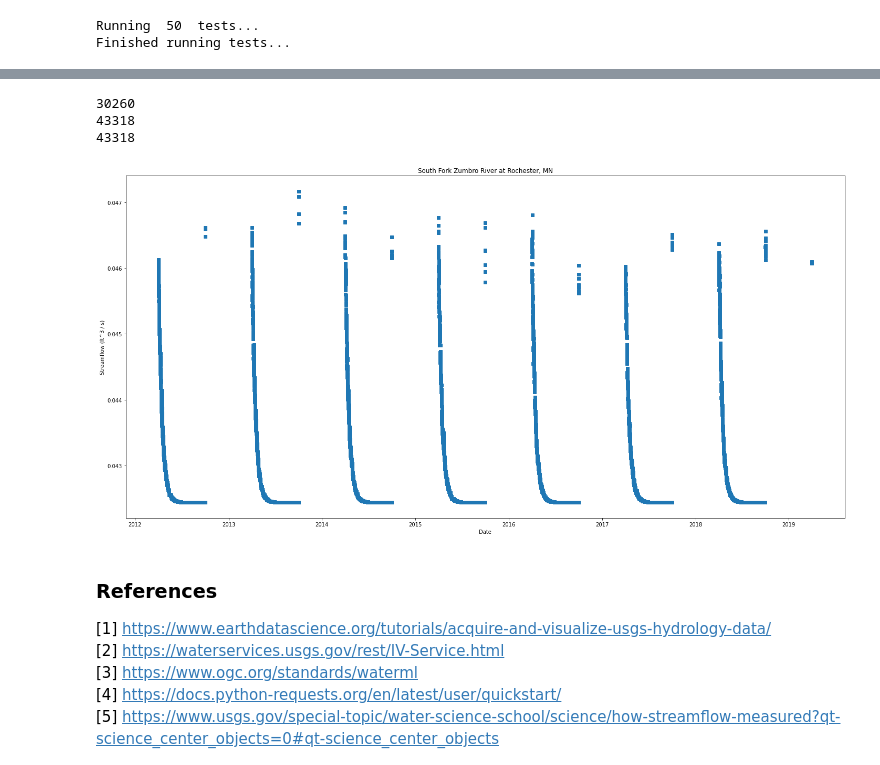
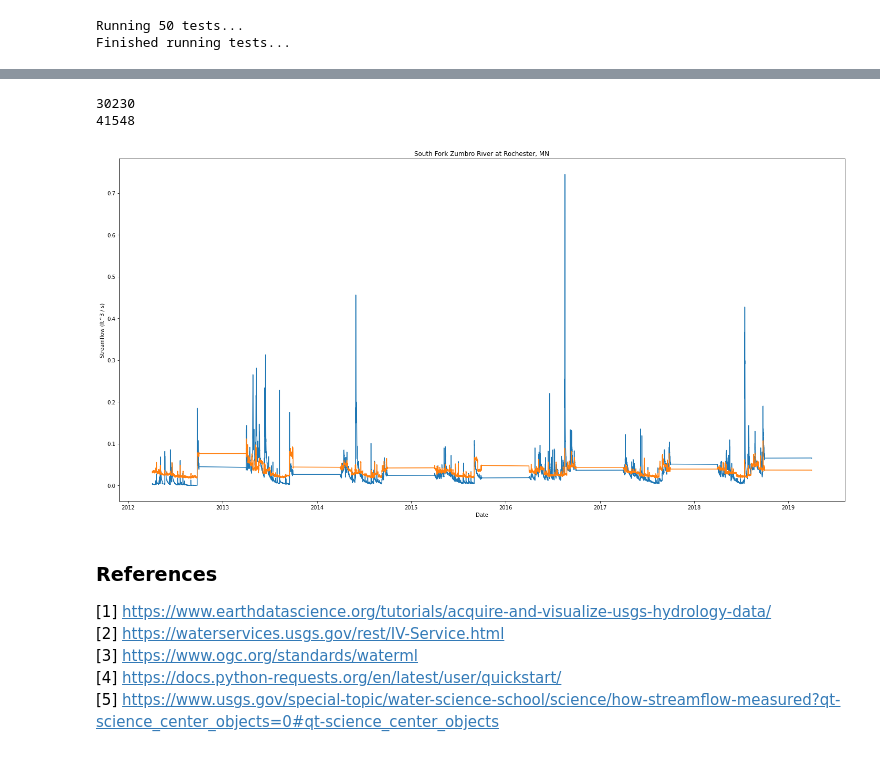
Before and after one commit to Carson-DeSotel/zumbro-flow-prediction, a Jupyter notebook: landuse-flow.ipynb, the cells around one changed output, grey strips where cells are left out. Drawn from its saved outputs; the diff is of its cells as text; code cells hidden in the pictures.

Commit message:
added in extra data for the ML model to use

```diff
--- a/landuse-flow.ipynb
+++ b/landuse-flow.ipynb
@@ -171,3 +187,6 @@ plt.show()
 # %%
 # add day of year to final data frame
 final_data['DayOfYear'] = final_data['Dates'].dt.dayofyear
+
+# normalize
+final_data['DayOfYear'] = final_data['DayOfYear']/366
@@ -175,8 +216,8 @@ final_data['DayOfYear'] = final_data['Dates'].dt.dayofyear
 ### Machine Learning
 # %%
 '''
-    Define a function to reshapre the data to fit with Keras' LSTM module
-    Source: https://machinelearningmastery.com/time-series-prediction-lstm-recurrent-neural-networks-python-keras/
+    Define a function to reshape the data to fit with Keras' LSTM module
+    Source: https://machinelearningmastery.com/multivariate-time-series-forecasting-lstms-keras/
 '''
 def series_to_supervised(df, n_in=1, n_out=1,dropnan=True):
     '''
@@ -212,7 +253,7 @@ def series_to_supervised(df, n_in=1, n_out=1,dropnan=True):
 
     ### delete discontinuous rows of data - THIS WILL NOT WORK WHEN n_hours > 1
     agg['DayDiff'] = agg['DayOfYear (t-1)'].diff()
-    agg = agg[abs(agg['DayDiff']) <= 1]        # only keep continuous dates
+    agg = agg[abs(agg['DayDiff']) <= 1/366]        # only keep continuous dates
     agg.drop(columns=['DayDiff'],inplace=True) # remove DayDiff
 
     ### drop any NaN values
@@ -236,8 +277,10 @@ n_features = 5
 reframed = series_to_supervised(input_set,1,1)
 
 ### remove unwanted columns
-reframed.drop(reframed.columns[[4,6,7,8,9,11]], axis=1, inplace=True) # n_hours = 1
+#reframed.drop(reframed.columns[[4,6,7,8,9,11]], axis=1, inplace=True) # n_hours = 1
 #reframed.drop(reframed.columns[[4,5,10,11,16,17,18,19,20,21,23]], axis=1, inplace=True)
+#reframed.drop(reframed.columns[[4,7,8,9,10,12,13]], axis=1, inplace=True) # with sample data, n hours = 1
+reframed.drop(reframed.columns[[4,8,9,10,11,13,14,15]], axis=1, inplace=True) # with sample data + cumalitve precip, n hours = 1
 
 print(reframed.head())  # show result
 # %% [output]
@@ -261,7 +308,8 @@ values = reframed.values
 ### Get locations of turnover points in the data set -- goes to a new year
 ### note that there are a few full days of missing data - stream gauge out of commission
 reframed['DayDiff'] = reframed['DayOfYear (t-1)'].diff()
-yr_idx = reframed.index[abs(reframed['DayDiff'])>30].tolist()
+yr_idx = reframed.index[abs(reframed['DayDiff'])>30/366].tolist()
+split_idx = yr_idx[6] # where to split the training/validation data
 
 ### split into training and validation data
 reframed.drop(columns=['DayDiff'],inplace=True)
@@ -269,6 +317,7 @@ train = values[:split_idx,:]
 test = values[split_idx:,:]
 
 ### get input and prediction datasets
+# NB: the indexing here needs to be adjusted to pull out the streamflow data!!
 train_X, train_y = train[:, :-1], train[:, -1]
 test_X, test_y = test[:, :-1], test[:, -1]
 
@@ -277,4 +326,5 @@ train_X = train_X.reshape((train_X.shape[0], 1, train_X.shape[1]))
 test_X = test_X.reshape((test_X.shape[0], 1, test_X.shape[1]))
 
 print(train_X.shape, train_y.shape, test_X.shape, test_y.shape)
+print(train_y)
 # %% [output]
@@ -310,32 +361,32 @@ plt.show()
 # %%
 '''
     Visualize
 '''
 import numpy as np
 yhat = model.predict(train_X, verbose=0)
 yhat = np.concatenate(yhat, axis=0)
 yhat = pd.Series(yhat)
 print(len(yhat))
-print(len(reframed_with_dates['Dates (t-1)']))
+#print(len(reframed_with_dates['Dates (t-1)']))
 print(len(reframed))
 
 prediction_dict = {'Dates':final_data['Dates'], 'Streamflow (ft^3/s)':yhat}
 
 prediction = pd.DataFrame(prediction_dict)
 prediction.dropna(inplace = True)
 plt.figure(figsize=(20, 10))
 plt.title('South Fork Zumbro River at Rochester, MN')
 plt.xlabel('Date')
 plt.ylabel('Streamflow (ft^3 / s)')
-plt.plot(prediction['Dates'], prediction['Streamflow (ft^3/s)'], 's')
+plt.plot(prediction['Dates'],train_y)
+plt.plot(prediction['Dates'], prediction['Streamflow (ft^3/s)'])
 
 plt.tight_layout()
 plt.show()
 # %% [output]
-30260
-43318
-43318
+30230
+41548
-[figure, old version]
+[figure, new version]
 # %% [markdown]
 ### References
 [1] https://www.earthdatascience.org/tutorials/acquire-and-visualize-usgs-hydrology-data/
```
Also changed, not shown: parts of 6 cells of this notebook, 3 other files.
